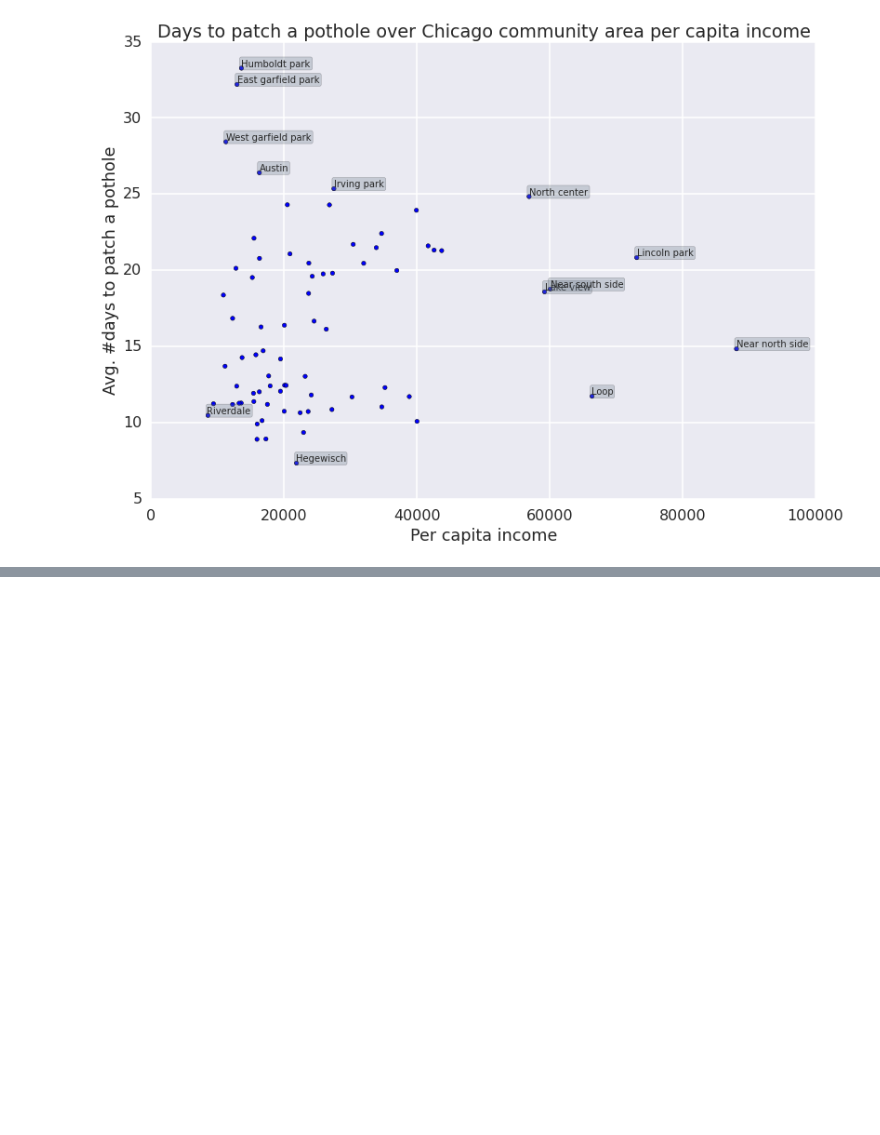
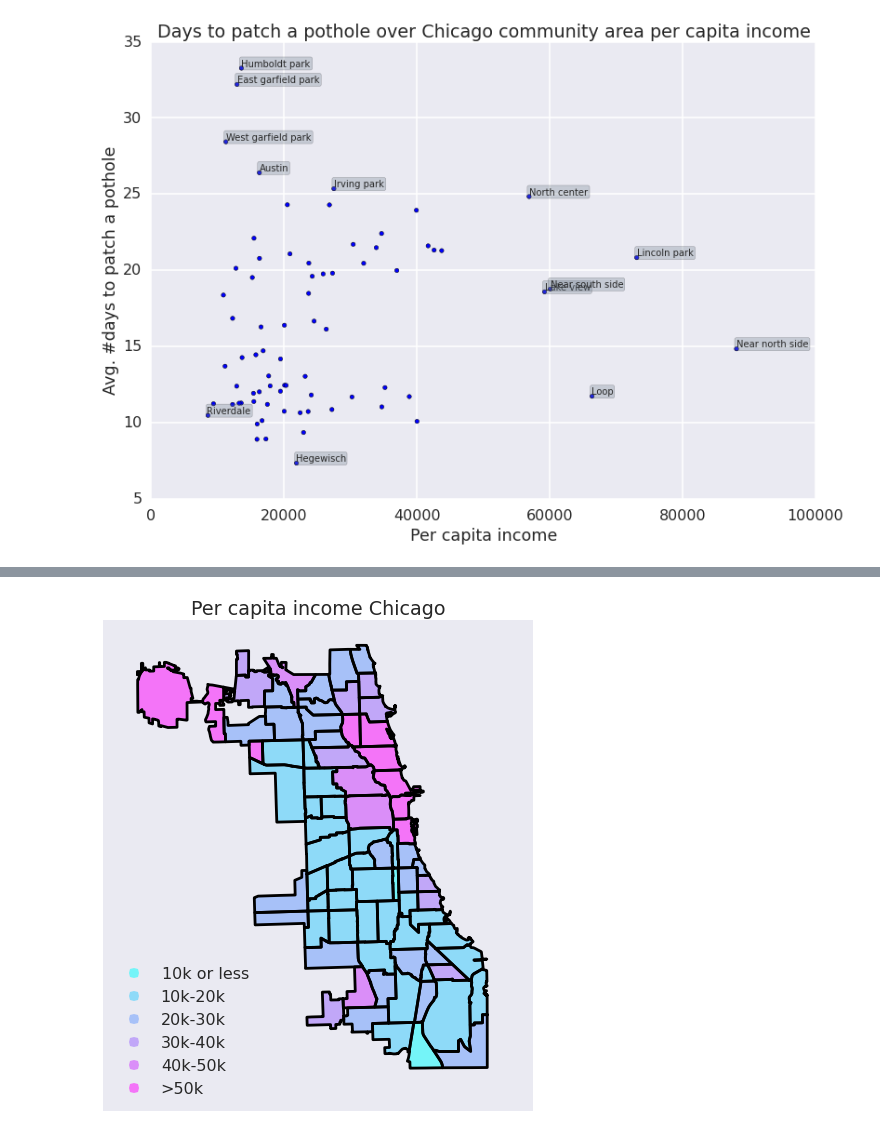
Before and after one commit to jrings/chicagodatacomp, a Jupyter notebook: notebooks/Potholes.ipynb, the cells around one changed output, grey strips where cells are left out. Saved outputs shown, nothing was run; the diff lists cells and outputs as text; code cells hidden in the pictures; blank space fills up the shorter version.

```diff
--- a/notebooks/Potholes.ipynb
+++ b/notebooks/Potholes.ipynb
@@ -97,0 +110,13 @@ plt.show()
+# %%
+plt.figure()
+geodf['income'] = [X[X.community_area == ar]["PER CAPITA INCOME "].iloc[0]
+                           if X[X.community_area == ar]["PER CAPITA INCOME "].shape[0] else None for ar in geodf.community_area]
+geodf['inc_cat'] = ['10k or less' if inc < 10000 else '10k-20k' if 10000<=inc<20000 else '20k-30k' if 20000<=inc<30000
+                    else '30k-40k' if 30000<inc<40000 else '40k-50k' if 40000<inc<50000 else '>50k' for inc in geodf.income]
+geodf.plot('inc_cat', categorical=True, legend=True, colormap='cool')
+plt.title('Per capita income Chicago')
+plt.gca().xaxis.set_visible(False)
+plt.gca().yaxis.set_visible(False)
+plt.show()
+# %% [output]
+[figure, added]
```
Also changed, not shown: parts of 4 cells of this notebook.
